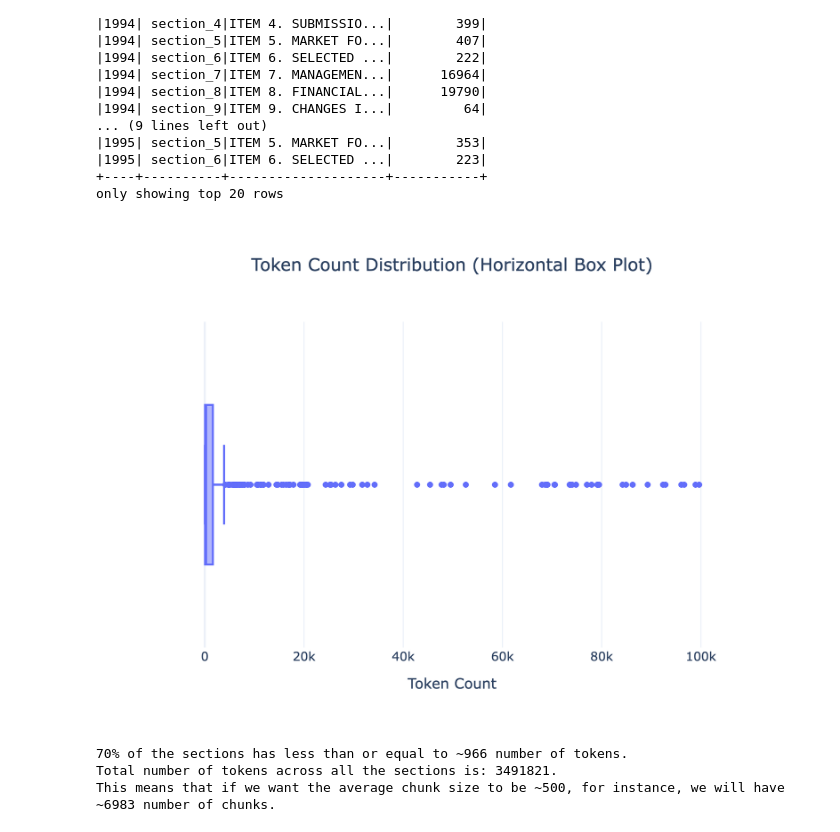
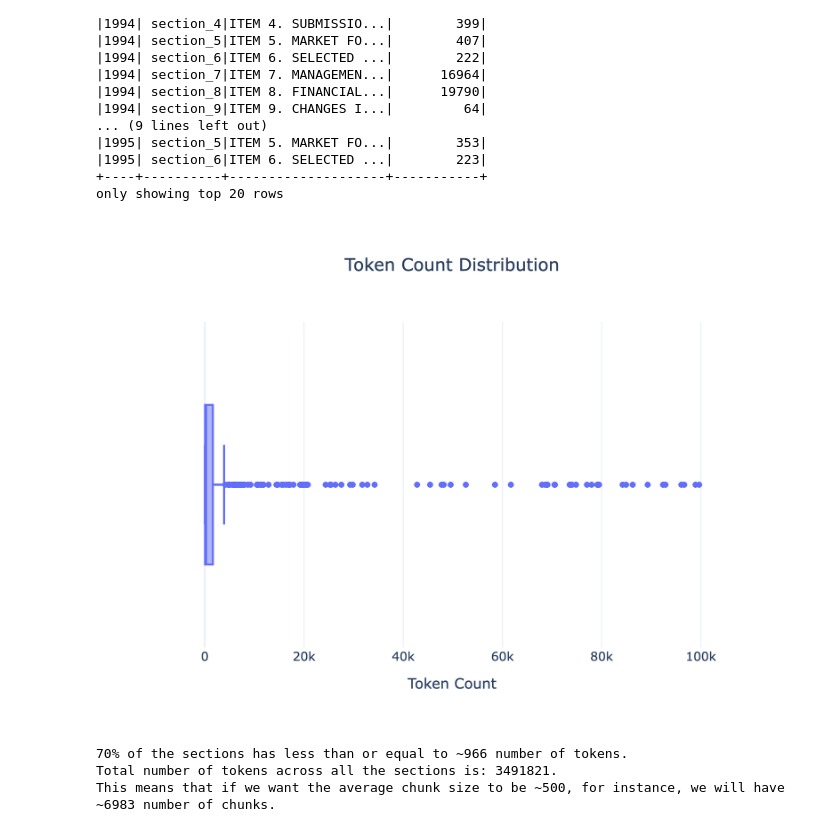
Before and after one commit to ozyurtf/aig, a Jupyter notebook: exploratory-data-analysis.ipynb, the cells around one changed output. Saved outputs shown, nothing was run; the diff lists cells and outputs as text; code cells hidden in the pictures.

```diff
--- a/exploratory-data-analysis.ipynb
+++ b/exploratory-data-analysis.ipynb
@@ -253,20 +253,20 @@ pdf = sdf_aig.select(
 # %%
 fig = px.box(
     pdf,
     x="token_count",
     points="outliers",
-    title="Token Count Distribution (Horizontal Box Plot)"
+    title="Token Count Distribution"
 )
 
 fig.update_layout(
     xaxis_title="Token Count",
     title_x=0.5,
     template="plotly_white"
 )
 
 fig.show(scale=3)
 # %% [output]
-[figure, old version]
+[figure, new version]
 # %%
 q = 70
 avg_chunk_size = 500
```
Also changed, not shown: parts of 7 cells of this notebook.
